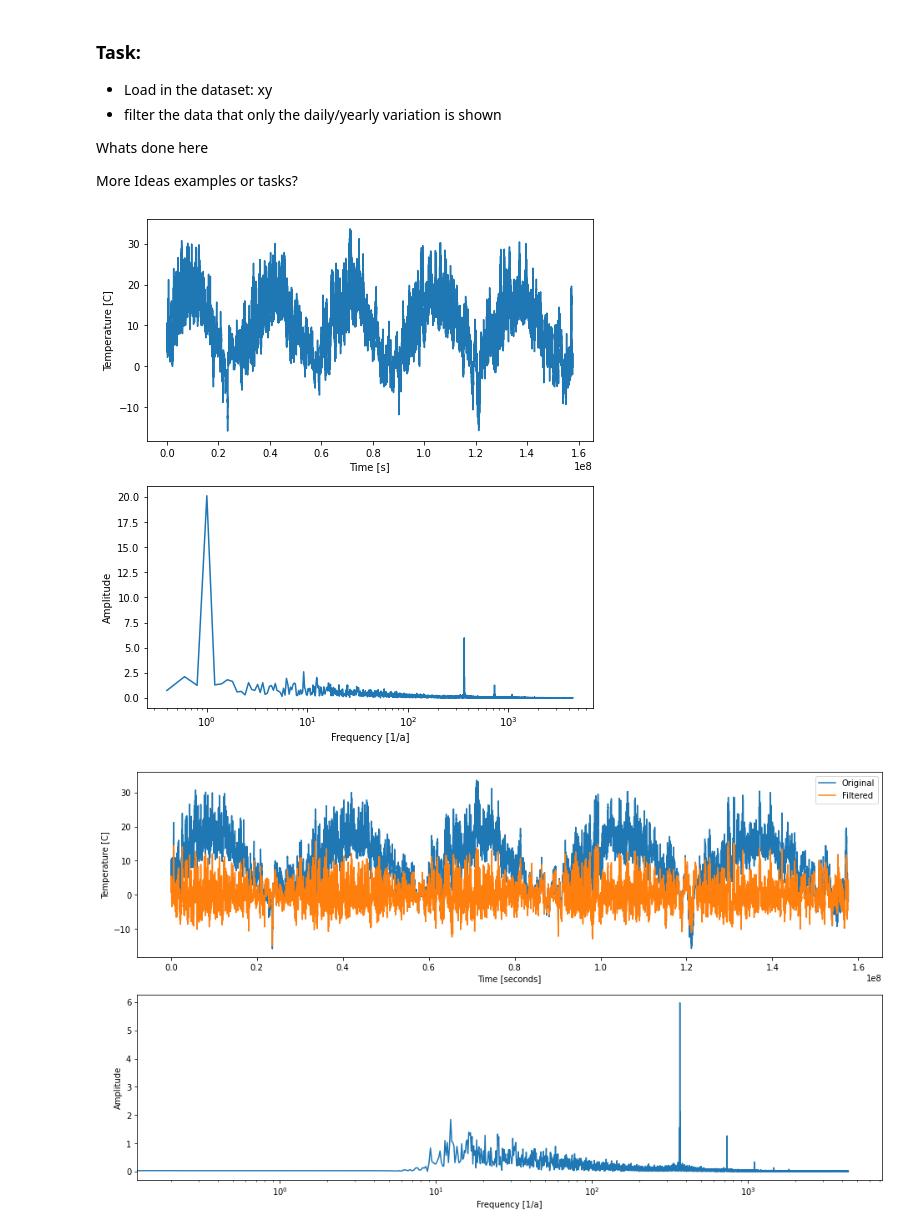
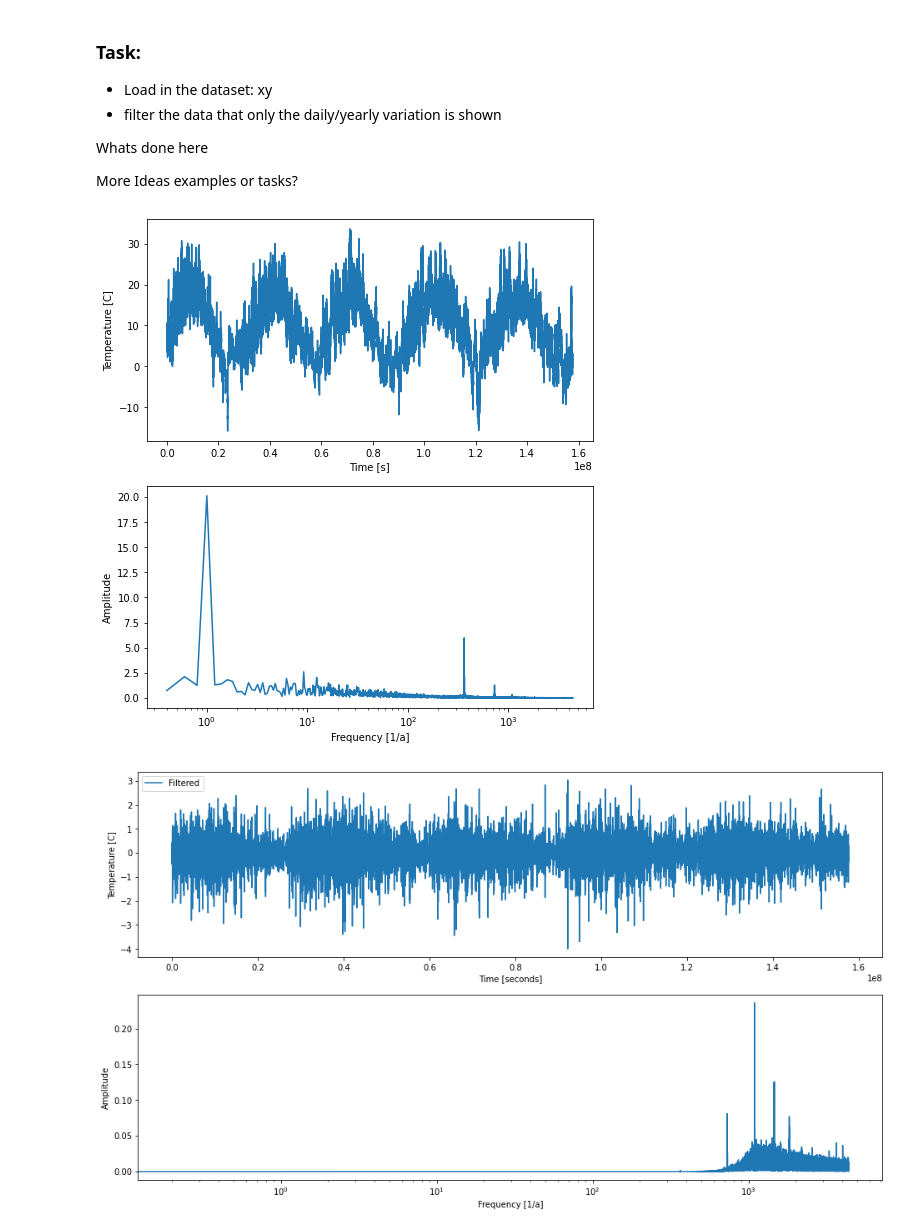
Before and after one commit to torstendahm/seismology_classroom, a Jupyter notebook: signal_processing/4.2_Filter_Example-solution.ipynb, the cells around one changed output. Saved outputs shown, nothing was run; the diff lists cells and outputs as text; code cells hidden in the pictures.

```diff
--- a/signal_processing/4.2_Filter_Example-solution.ipynb
+++ b/signal_processing/4.2_Filter_Example-solution.ipynb
@@ -54,8 +54,8 @@ ax.set_ylabel('Amplitude')
 plt.show()
 
 # Filter requirements.
-filterfreq1 = 10
-filterfreq2 = 1000
+filterfreq1 = 1000
+filterfreq2 = 10000
 order = 4
 
 # One gotcha is that Wn is a fraction of the Nyquist frequency (half the sampling frequency).
@@ -65,32 +65,32 @@ ws2 = filterfreq2 / nyquist
 
 # b, a = sos = signal.butter(order, ws1, 'lowpass')
 b, a = sos = signal.butter(order, ws1, 'highpass')
 #b, a = sos = signal.butter(order, [ws1, ws2], 'bandpass')
 # b, a = sos = signal.butter(order, [ws1, ws2], 'bandstop')
 
 w, h = signal.freqz(b, a, int((1/filterfreq1) * 1000)) # last argument just to optimize the display quality
 
 yfilt = signal.filtfilt(b, a, ydata)
 
 amps = abs(num.fft.rfft(yfilt)) * dt
 freqs = num.fft.rfftfreq(len(yfilt), d=dt)
 
 plt.figure(figsize=(16, 9))
 ax = plt.subplot(2, 1, 1)
-ax.plot(xdata, ydata, zorder=-1, label='Original')
+# ax.plot(xdata, ydata, zorder=-1, label='Original')
 ax.plot(xdata, yfilt, label='Filtered')
 ax.set_xlabel('Time [seconds]')
 ax.set_ylabel('Temperature [C]')
 ax.legend()
 
 ax = plt.subplot(2, 1, 2)
 #ax.plot(freqs, amps)
 ax.semilogx(freqs, amps)
 ax.set_xlabel('Frequency [1/a]')
 ax.set_ylabel('Amplitude')
 
 
 plt.show()
 # %% [output]
 [figure]
-[figure, old version]
+[figure, new version]
```
Also changed, not shown: parts of 3 cells of this notebook, 6 other files.
